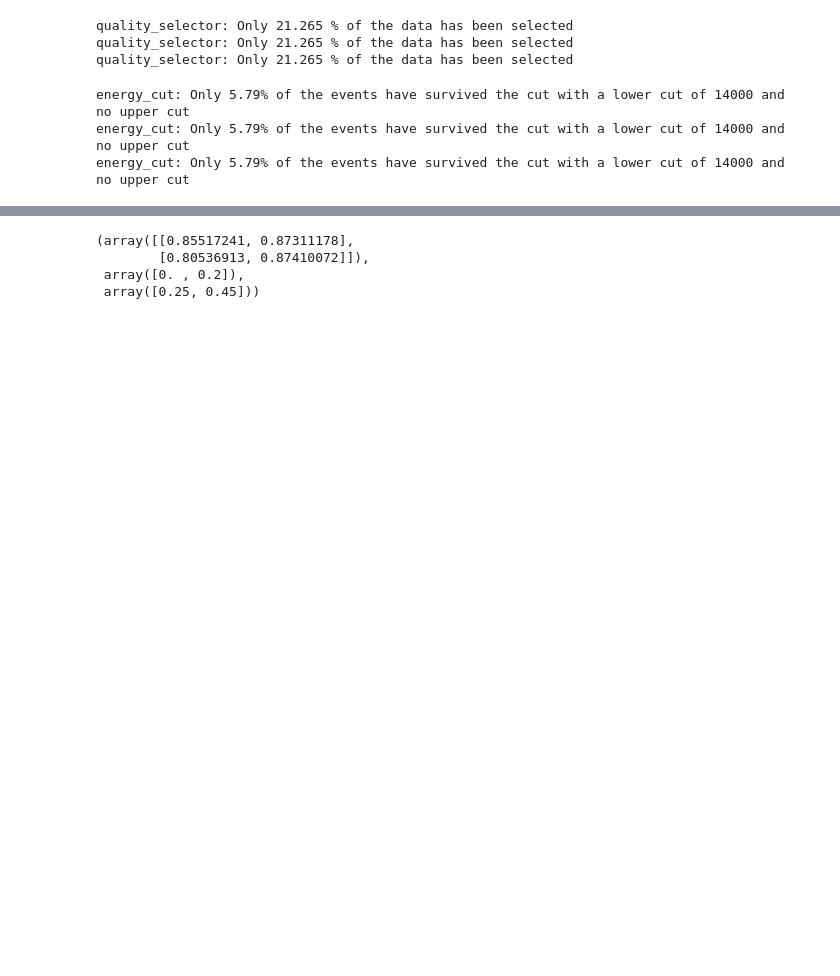
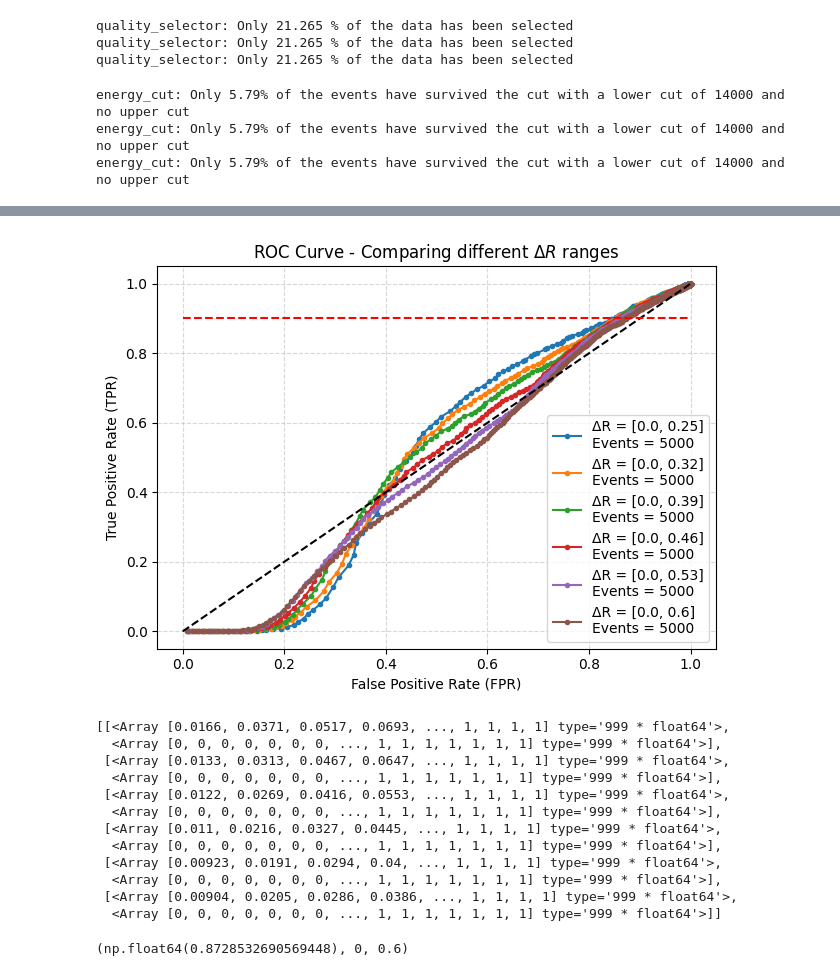
Before and after one commit to Ruba18-Code/BSc-Thesis-LVL1-trigger-for-isolated-muons-at-ATLAS, a Jupyter notebook: test.ipynb, the cells around one changed output, grey strips where cells are left out. Saved outputs shown, nothing was run; the diff lists cells and outputs as text; code cells hidden in the pictures; blank space fills up the shorter version.

```diff
--- a/test.ipynb
+++ b/test.ipynb
@@ -96,7 +50,22 @@ def ROC_FPR_efficiencies(MuonTree_Zmumu, MuonTree_ZeroBias, Zmumu_pt, Zmumu_eta,
+# %%
+plot_ROC_curve(MuonTree_Zmumu, MuonTree_ZeroBias, Zmumu_pt, Zmumu_eta, Zmumu_phi, ZeroBias_pt, ZeroBias_eta, ZeroBias_phi,
+                [0, 5000],[0,5000], np.linspace(0,1,1000), dr_min=(0.0,0.0,0.0,0.0,0.0,0.0), dr_max=(0.25, 0.32, 0.39, 0.46, 0.53, 0.6))
+# %% [output]
+[figure, added]
+[[<Array [0.0166, 0.0371, 0.0517, 0.0693, ..., 1, 1, 1, 1] type='999 * float64'>,
+  <Array [0, 0, 0, 0, 0, 0, 0, ..., 1, 1, 1, 1, 1, 1, 1] type='999 * float64'>],
+ [<Array [0.0133, 0.0313, 0.0467, 0.0647, ..., 1, 1, 1, 1] type='999 * float64'>,
+  <Array [0, 0, 0, 0, 0, 0, 0, ..., 1, 1, 1, 1, 1, 1, 1] type='999 * float64'>],
+ [<Array [0.0122, 0.0269, 0.0416, 0.0553, ..., 1, 1, 1, 1] type='999 * float64'>,
+  <Array [0, 0, 0, 0, 0, 0, 0, ..., 1, 1, 1, 1, 1, 1, 1] type='999 * float64'>],
+ [<Array [0.011, 0.0216, 0.0327, 0.0445, ..., 1, 1, 1, 1] type='999 * float64'>,
+  <Array [0, 0, 0, 0, 0, 0, 0, ..., 1, 1, 1, 1, 1, 1, 1] type='999 * float64'>],
+ [<Array [0.00923, 0.0191, 0.0294, 0.04, ..., 1, 1, 1, 1] type='999 * float64'>,
+  <Array [0, 0, 0, 0, 0, 0, 0, ..., 1, 1, 1, 1, 1, 1, 1] type='999 * float64'>],
+ [<Array [0.00904, 0.0205, 0.0286, 0.0386, ..., 1, 1, 1, 1] type='999 * float64'>,
+  <Array [0, 0, 0, 0, 0, 0, 0, ..., 1, 1, 1, 1, 1, 1, 1] type='999 * float64'>]]
 # %%
-ROC_FPR_efficiencies(MuonTree_Zmumu, MuonTree_ZeroBias, Zmumu_pt, Zmumu_eta, Zmumu_phi, ZeroBias_pt, ZeroBias_eta, ZeroBias_phi, event_range=[0,2000])
+ROC_FPR_efficiency(MuonTree_Zmumu, MuonTree_ZeroBias, Zmumu_pt, Zmumu_eta, Zmumu_phi, ZeroBias_pt,
+                    ZeroBias_eta, ZeroBias_phi, dr_min=0, dr_max=0.6)
 # %% [output]
-(array([[0.85517241, 0.87311178],
-        [0.80536913, 0.87410072]]),
- array([0. , 0.2]),
- array([0.25, 0.45]))
+(np.float64(0.8728532690569448), 0, 0.6)
```
Also changed, not shown: parts of 6 cells of this notebook, 2 other files.
